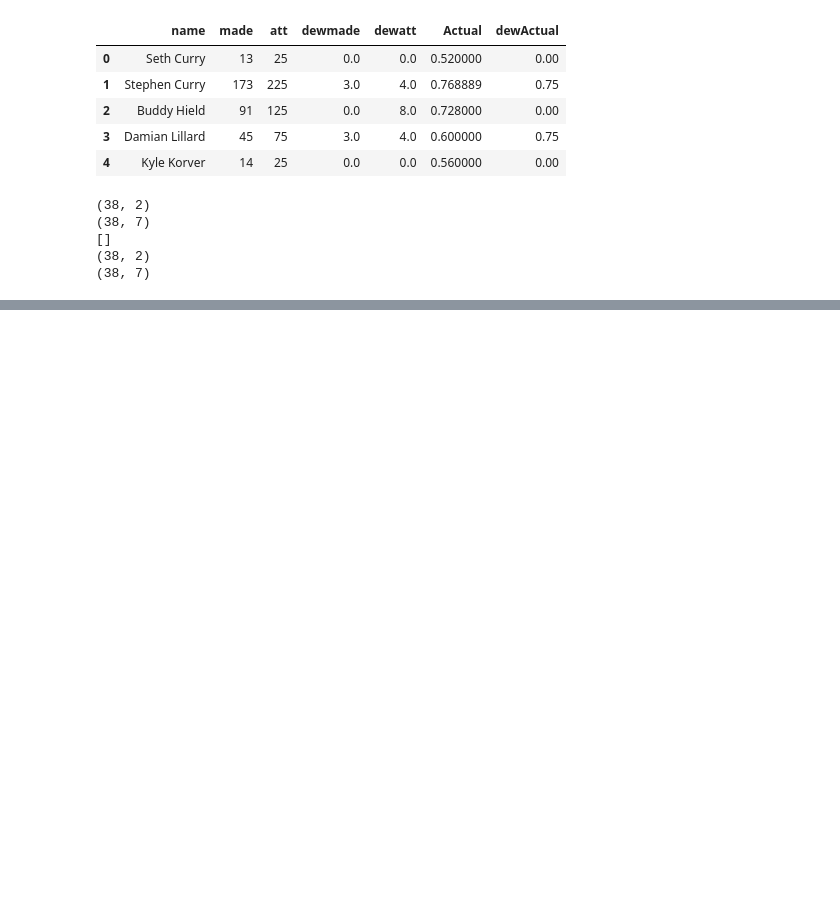
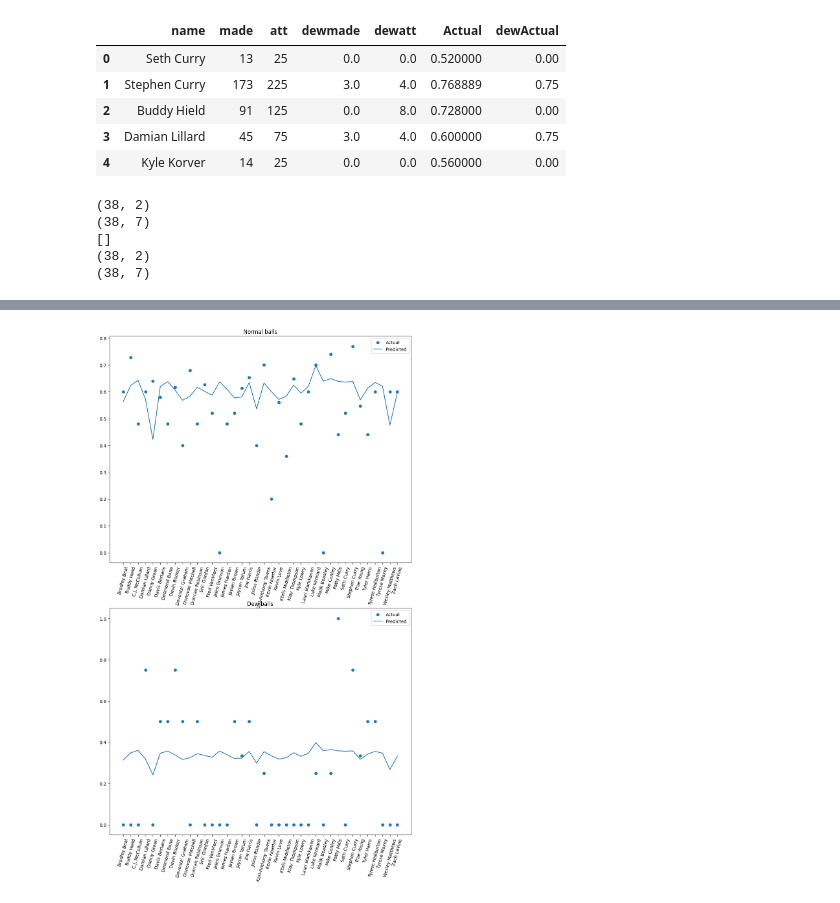
Before and after one commit to abhivir-42/prediction-challenge, a Jupyter notebook: modelling.ipynb, the cells around one changed output, grey strips where cells are left out. Drawn from its saved outputs; the diff is of its cells as text; code cells hidden in the pictures; blank space fills up the shorter version.

Commit message:
modelling complete

```diff
--- a/modelling.ipynb
+++ b/modelling.ipynb
@@ -163,0 +184,5 @@ print(df_historical.shape)
+# %%
+# Merge the two dataframes into one and rename the columns for better readability
+df_contest_merged = pd.merge(df_global_players, df_historical, left_on='Player', right_on='name')[['Player', 'Make3Perc', 'made', 'att', 'dewmade', 'dewatt', 'Actual', 'dewActual']]
+df_contest_merged = df_contest_merged.rename(columns={'Make3Perc': 'GlobalMake', 'Actual': 'ContestMakeActual', 'dewActual': 'dewContestMakeActual'})
+df_contest_merged.head()
@@ -163,0 +242,21 @@ print(df_historical.shape)
+# %%
+
+# do the same for the dew balls
+df_non_zero = df_contest_merged[df_contest_merged['dewatt'] != 0]
+
+glm_dewball = smf.glm('dewContestMakeActual ~ GlobalMake', data=df_non_zero, freq_weights=df_non_zero['dewatt'], family=sm.families.Binomial())
+
+res_dew = glm_dewball.fit()
+print(res_dew.summary())
+
+print("Coefficeients")
+print(res_dew.params)
+print("p-Values")
+print(res_dew.pvalues)
+print("Dependent variables")
+print(res_dew.model.endog_names)
+
+predicted_dew = res_dew.predict(df_contest_merged)
+
+df_contest_merged['DewProjectedMake'] = predicted_dew
+df_contest_merged.head()
@@ -163,0 +309,18 @@ print(df_historical.shape)
+# %%
+fig, ax = plt.subplots(2, figsize=(12,20))
+
+ax[0].scatter(df_contest_merged['Player'], df_contest_merged['ContestMakeActual'], label='Actual')
+ax[0].plot(df_contest_merged['Player'], df_contest_merged['ProjectedMake'], label='Predicted')
+ax[0].legend()
+ax[0].set_xticklabels(df_contest_merged['Player'], rotation = 75)
+ax[0].set_title('Normal balls')
+
+ax[1].scatter(df_contest_merged['Player'], df_contest_merged['dewContestMakeActual'], label='Actual')
+ax[1].plot(df_contest_merged['Player'], df_contest_merged['DewProjectedMake'], label='Predicted')
+ax[1].legend()
+ax[1].set_xticklabels(df_contest_merged['Player'], rotation = 75)
+ax[1].set_title('Dew balls')
+
+plt.show()
+# %% [output]
+[figure, added]
```
Also changed, not shown: parts of 6 cells of this notebook, 2 other files.
